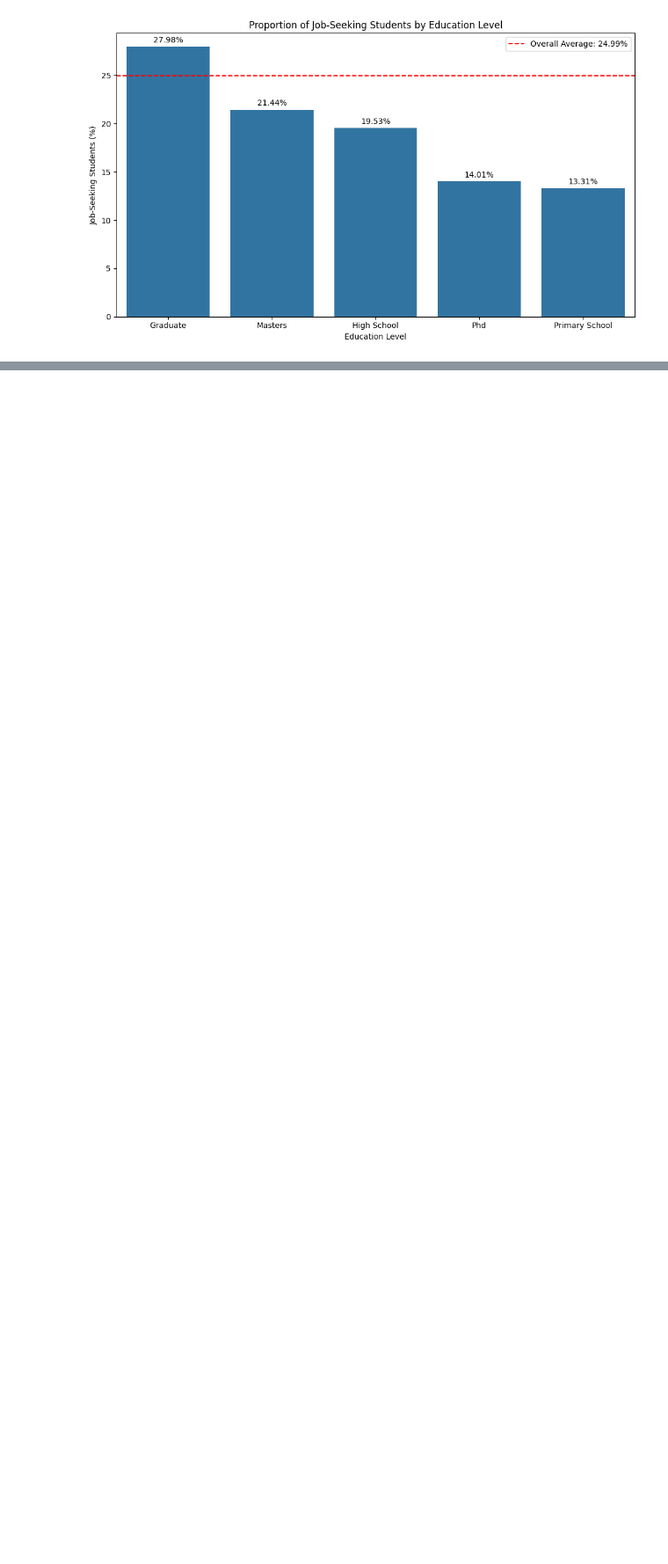
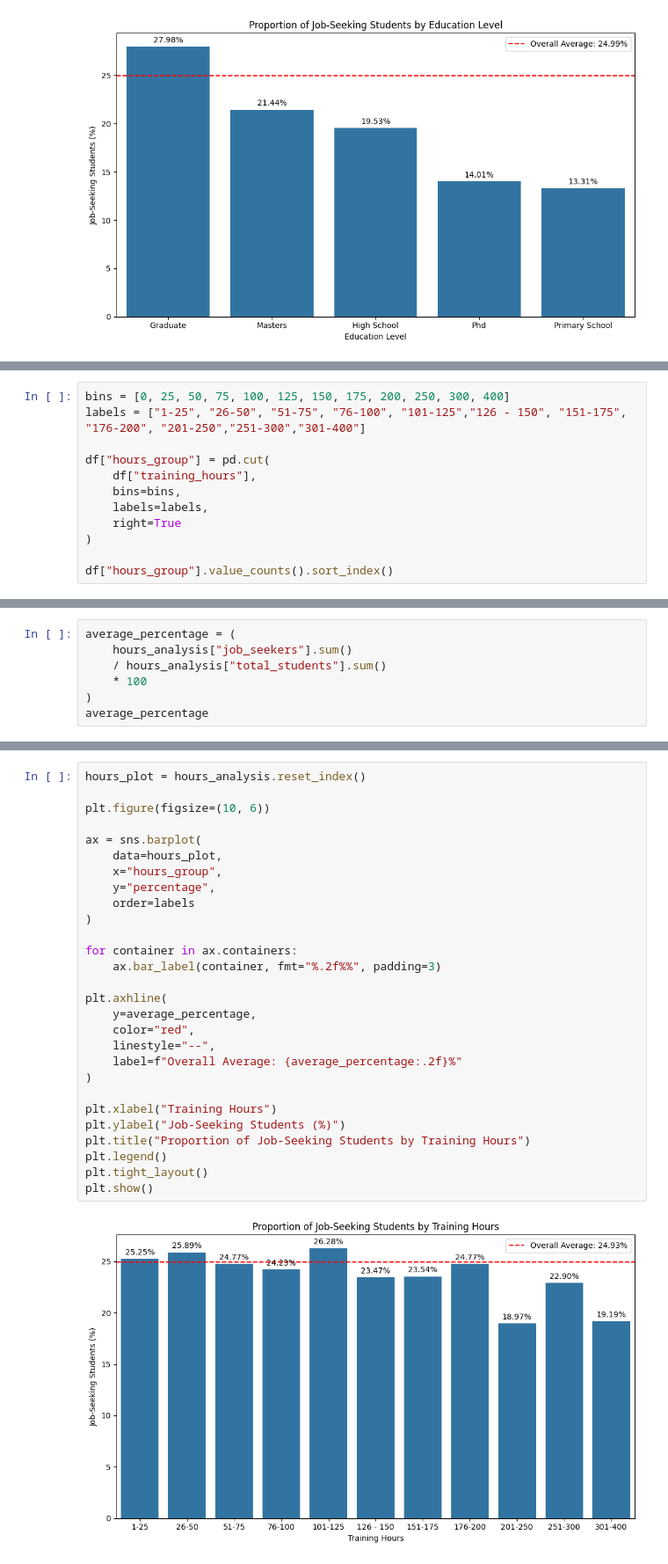
Before and after one commit to Lyxxrn/Data-Science, a Jupyter notebook: week 2/aq_analysis.ipynb, the cells around one changed output, grey strips where cells are left out. Shown at 88% size. Saved outputs shown, nothing was run; the diff lists cells and outputs as text; blank space fills up the shorter version.

```diff
--- a/week 2/aq_analysis.ipynb
+++ b/week 2/aq_analysis.ipynb
@@ -128,0 +146,12 @@ plt.show()
+# %%
+bins = [0, 25, 50, 75, 100, 125, 150, 175, 200, 250, 300, 400]
+labels = ["1-25", "26-50", "51-75", "76-100", "101-125","126 - 150", "151-175", "176-200", "201-250","251-300","301-400"]
+
+df["hours_group"] = pd.cut(
+    df["training_hours"],
+    bins=bins,
+    labels=labels,
+    right=True
+)
+
+df["hours_group"].value_counts().sort_index()
@@ -128,0 +204,7 @@ plt.show()
+# %%
+average_percentage = (
+    hours_analysis["job_seekers"].sum()
+    / hours_analysis["total_students"].sum()
+    * 100
+)
+average_percentage
@@ -128,0 +215,30 @@ plt.show()
+# %%
+hours_plot = hours_analysis.reset_index()
+
+plt.figure(figsize=(10, 6))
+
+ax = sns.barplot(
+    data=hours_plot,
+    x="hours_group",
+    y="percentage",
+    order=labels
+)
+
+for container in ax.containers:
+    ax.bar_label(container, fmt="%.2f%%", padding=3)
+
+plt.axhline(
+    y=average_percentage,
+    color="red",
+    linestyle="--",
+    label=f"Overall Average: {average_percentage:.2f}%"
+)
+
+plt.xlabel("Training Hours")
+plt.ylabel("Job-Seeking Students (%)")
+plt.title("Proportion of Job-Seeking Students by Training Hours")
+plt.legend()
+plt.tight_layout()
+plt.show()
+# %% [output]
+[figure, added]
```
Also changed, not shown: parts of 10 cells of this notebook.
